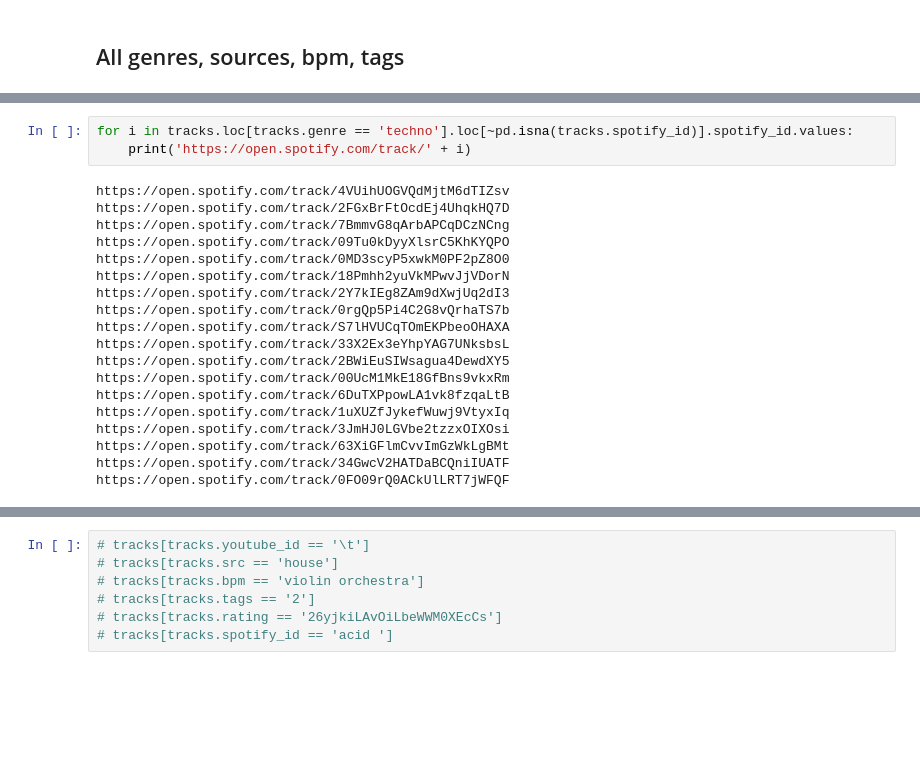
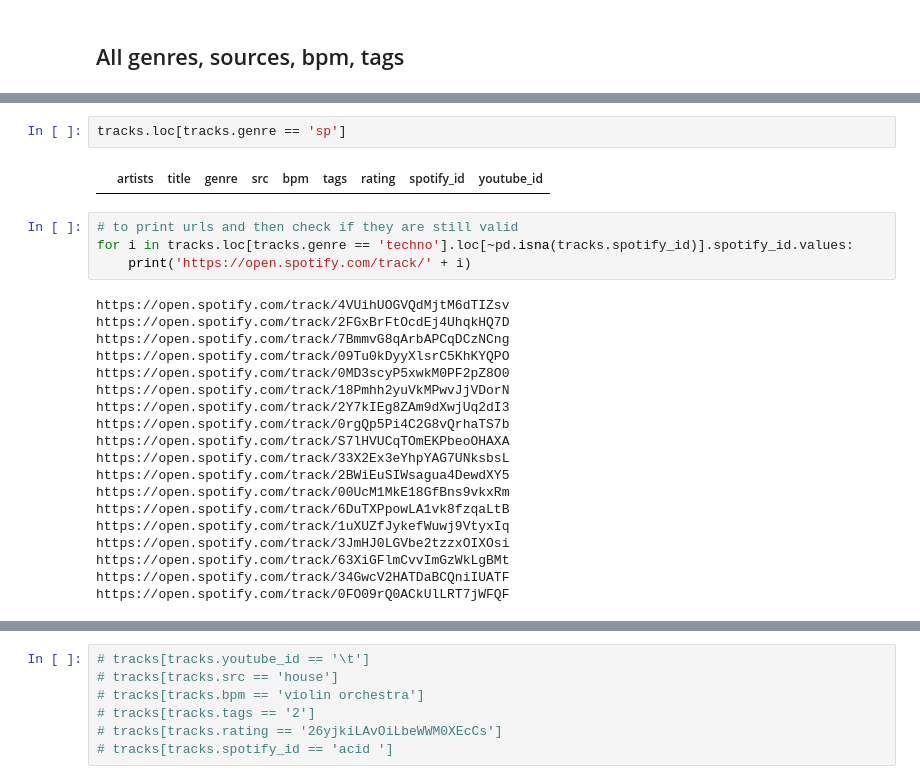
Before and after one commit to alegaballo/Tools, a Jupyter notebook: playlist_creator/analytics.ipynb, the cells around one changed output, grey strips where cells are left out. Cells and saved outputs as stored; diff of their text form; blank space fills up the shorter version.

```diff
--- a/playlist_creator/analytics.ipynb
+++ b/playlist_creator/analytics.ipynb
@@ -75,4 +76,9 @@ rating [ 2.  1.  3. nan]
+# %%
+tracks.loc[tracks.genre == 'sp']
+# %% [output]
+|  | artists | title | genre | src | bpm | tags | rating | spotify_id | youtube_id |
 # %%
+# to print urls and then check if they are still valid
 for i in tracks.loc[tracks.genre == 'techno'].loc[~pd.isna(tracks.spotify_id)].spotify_id.values:
     print('https://open.spotify.com/track/' + i)
 # %% [output]
```
Also changed, not shown: parts of 24 cells of this notebook, 3 other files.
